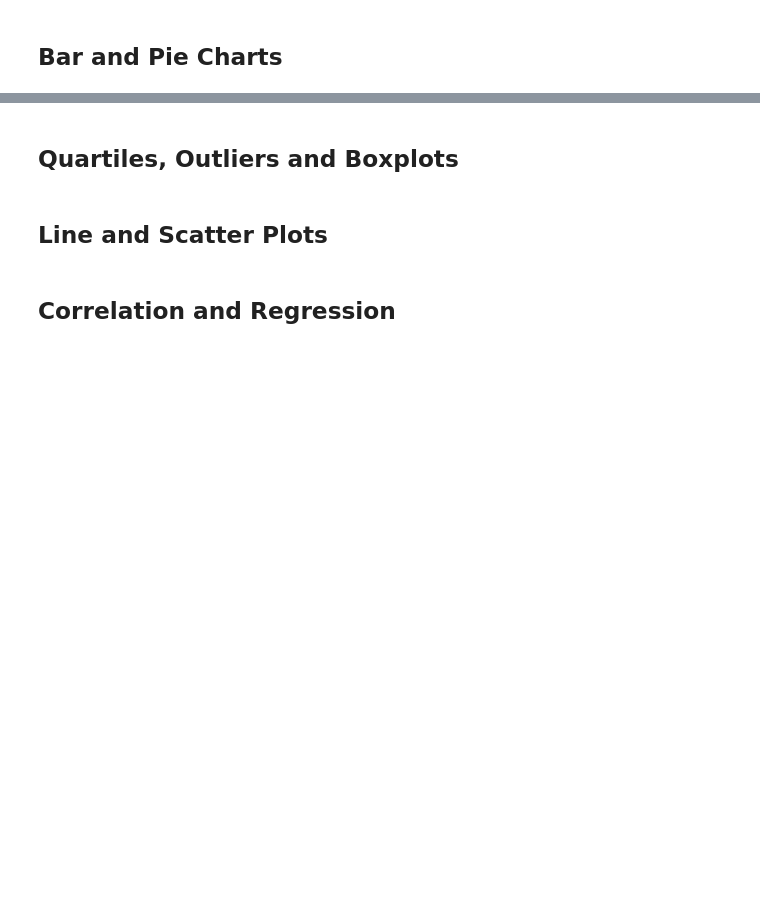
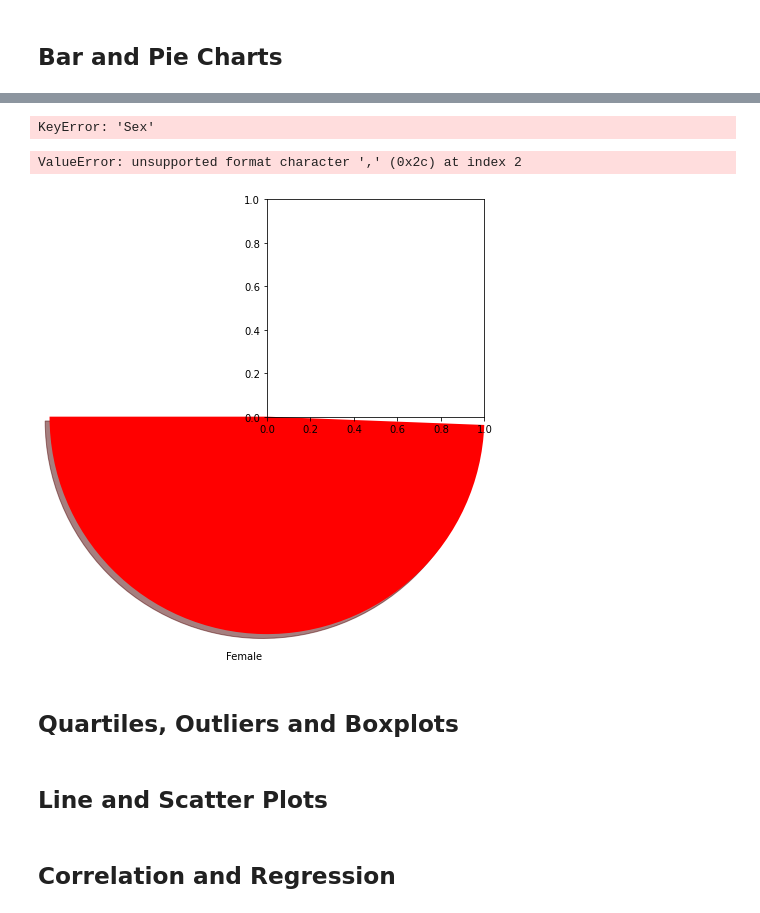
Before and after one commit to adamjohnson57/matplotlib-challenge, a Jupyter notebook: 05-Matplotlib/Instructions/Pymaceuticals/pymaceuticals.ipynb, the cells around one changed output, grey strips where cells are left out. Saved outputs shown, nothing was run; the diff lists cells and outputs as text; code cells hidden in the pictures; blank space fills up the shorter version.

```diff
--- a/05-Matplotlib/Instructions/Pymaceuticals/pymaceuticals.ipynb
+++ b/05-Matplotlib/Instructions/Pymaceuticals/pymaceuticals.ipynb
@@ -293,3 +277,32 @@ dtype: int64
+# %%
+# Generate a pie plot showing the distribution of female versus male mice using pandas
+mice_sex = combined_df.groupby("Sex")
+sex_count = pd.DataFrame(mice_sex["Sex"].count())
+
+sex_chart = mice_sex.plot(kind="pie", y='Sex', title="Female V. Male Mice", startangle=180,
+                          autopct="%1,1f%%",shadow=True, fontsize=14, colors=["red","blue"],legend=False)
+sex_chart.set_ylabel("Sex")
+
+plt.axis("equal")
+plt.show()
+# %% [output]
+KeyError: 'Sex'
+# %%
+# Generate a pie plot showing the distribution of female versus male mice using pyplot
+mice_sexes = list(sex_count.index.values)
+sexes_count = sex_count["Sex"]
+
+colors = ["red","blue"]
+
+plt.pie(sexes_count, labels=mice_sexes, startangle=180, autopct="%1,1f%%", shadow=True, colors=colors)
+plt.rcParams["font.size"] = 14
+plt.title("Female V. Male Mice")
+plt.ylabel("Sex")
+plt.axis("equal")
+plt.show()
+# %% [output]
+ValueError: unsupported format character ',' (0x2c) at index 2
+[figure, added]
 # %% [markdown]
 ## Quartiles, Outliers and Boxplots
 # %%
```
Also changed, not shown: parts of 8 cells of this notebook.
